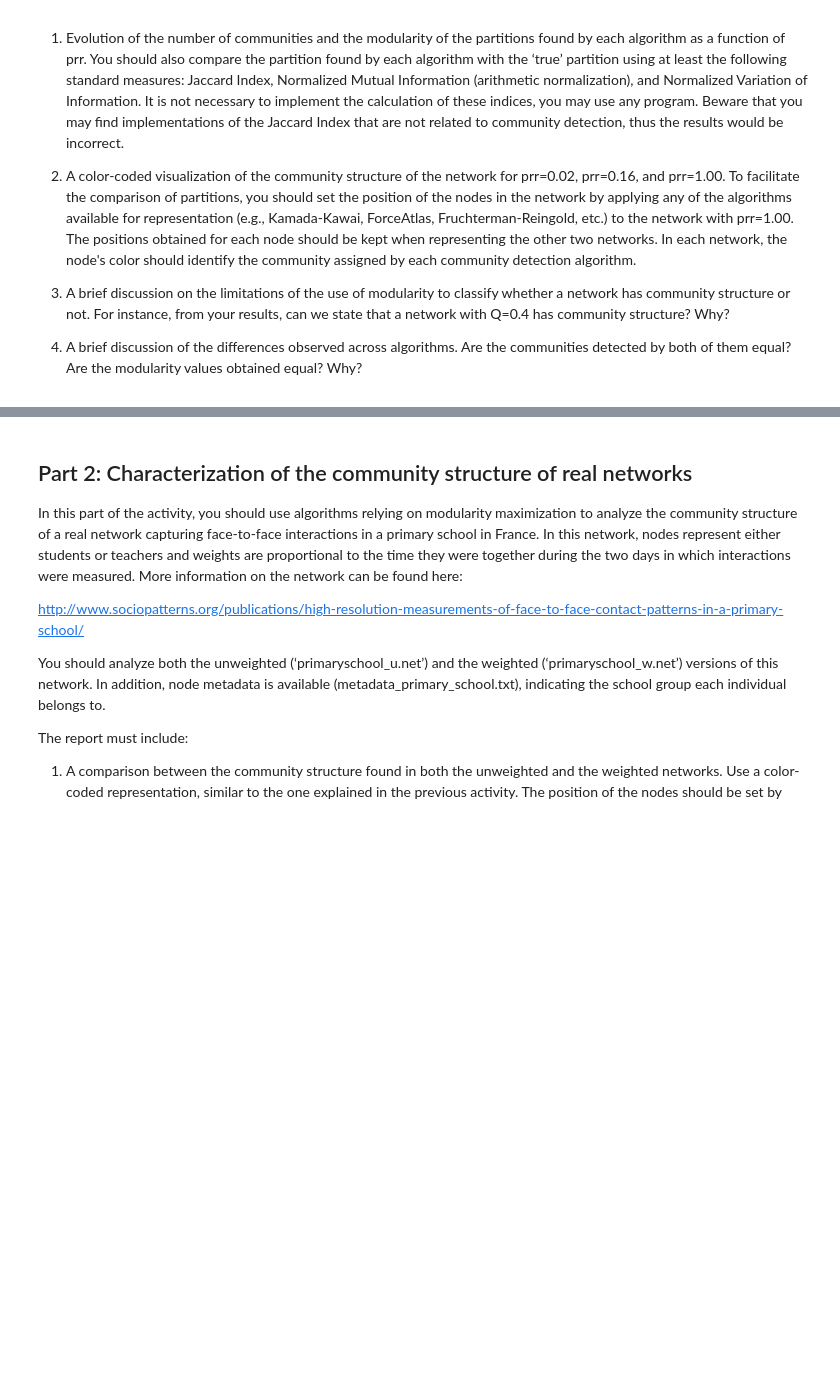
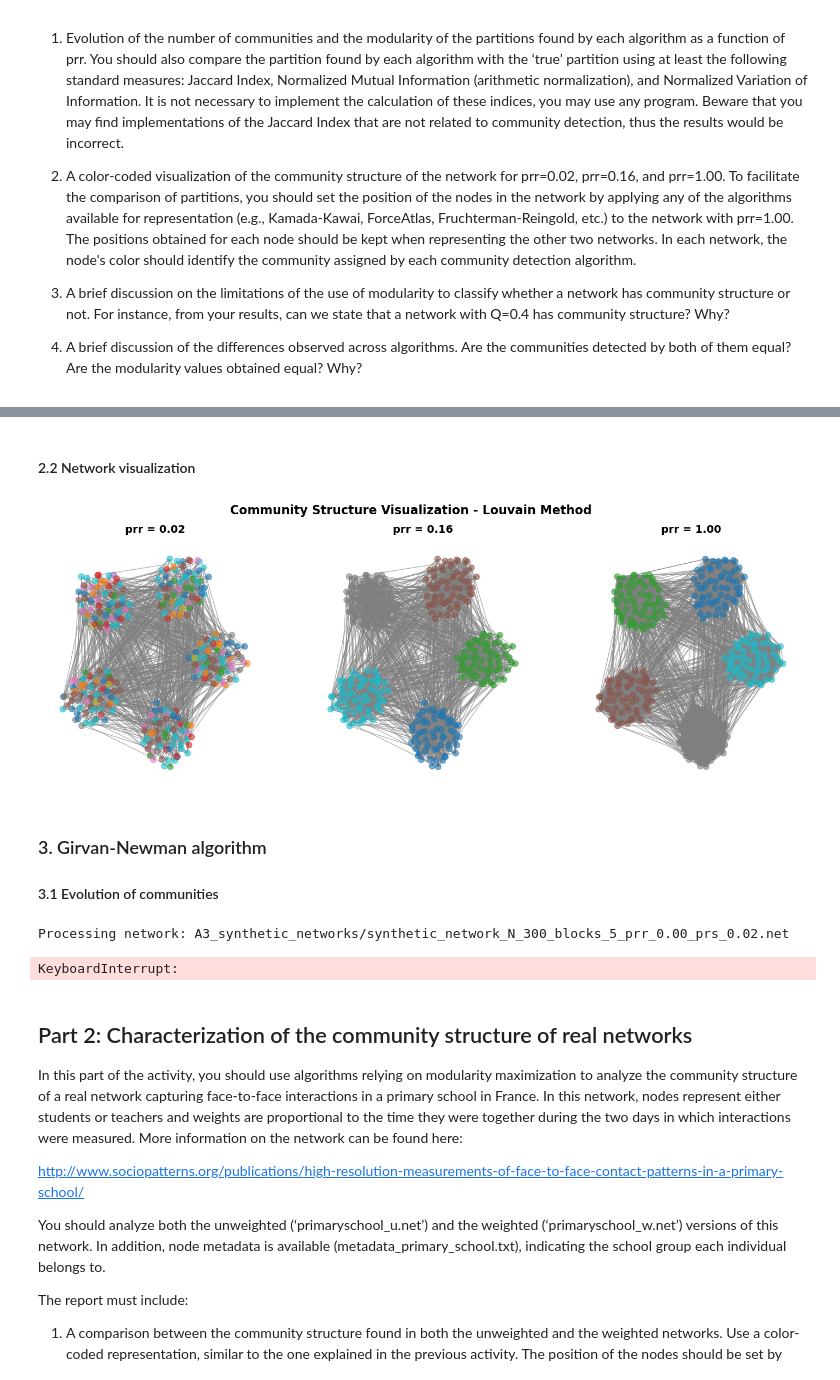
Before and after one commit to imiguelrodriguez/A2_ComplexNetworks, a Jupyter notebook: community_detection.ipynb, the cells around one changed output, grey strips where cells are left out. Cells and saved outputs as stored; diff of their text form; code cells hidden in the pictures; blank space fills up the shorter version.

```diff
--- a/community_detection.ipynb
+++ b/community_detection.ipynb
@@ -52,3 +108,22 @@ prr=1.00 | Communities: 5 | Modularity: 0.7240 | Jaccard: 0.2000 | NMI: 1.0000 |
+# %% [markdown]
+#### 2.2 Network visualization
+# %%
+visualize_communities(method)
+# %% [output]
+[figure, added]
+# %% [markdown]
+### 3. Girvan-Newman algorithm
+
+#### 3.1 Evolution of communities
+# %%
+from utils import analyze_network_evolution, plot_results
+
+method = "girvan_newman"
+results = analyze_network_evolution(method)
+plot_results(results, method)
+# %% [output]
+Processing network: A3_synthetic_networks/synthetic_network_N_300_blocks_5_prr_0.00_prs_0.02.net
+KeyboardInterrupt:
 # %% [markdown]
 ## Part 2: Characterization of the community structure of real networks
 
```
Also changed, not shown: parts of 6 cells of this notebook, 1 other file.
